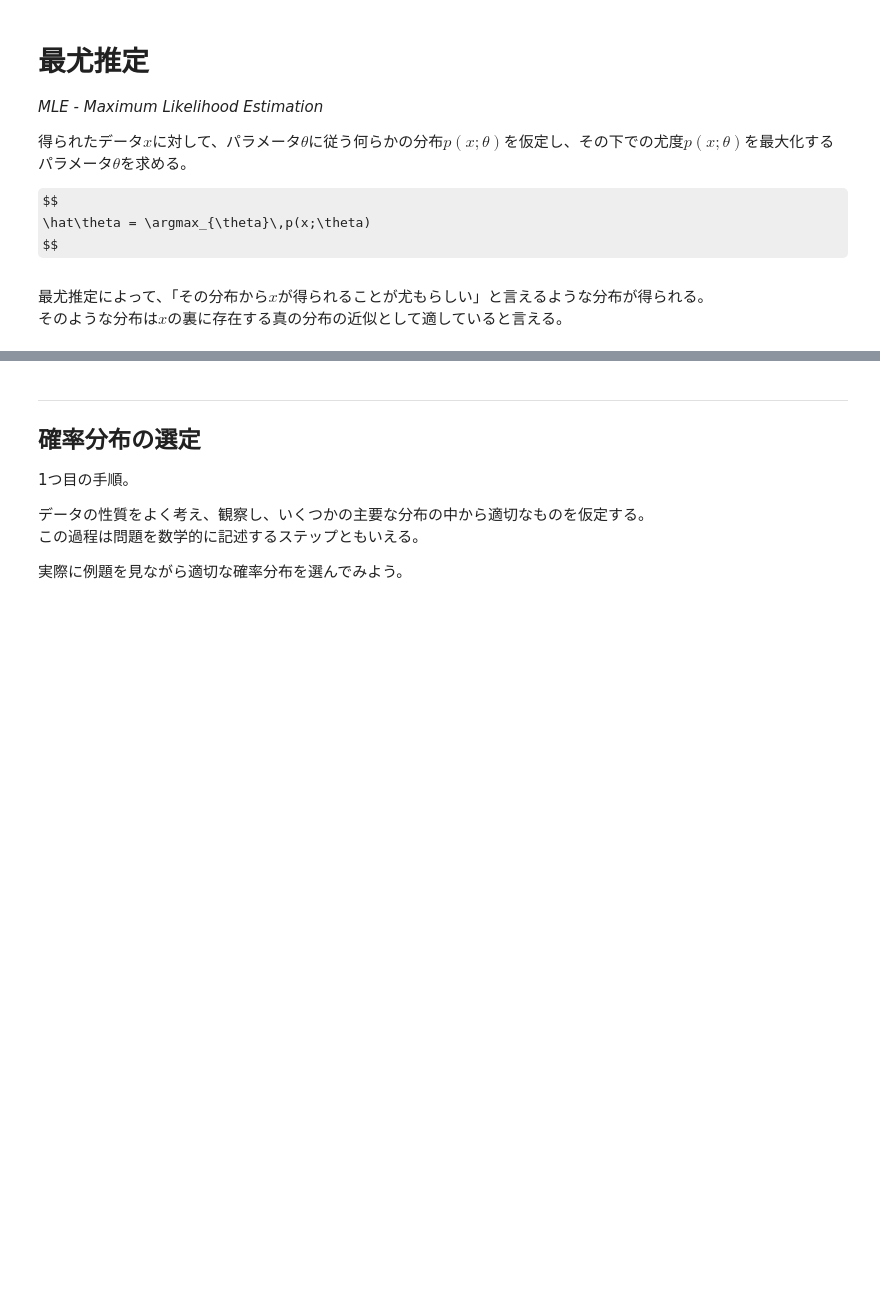
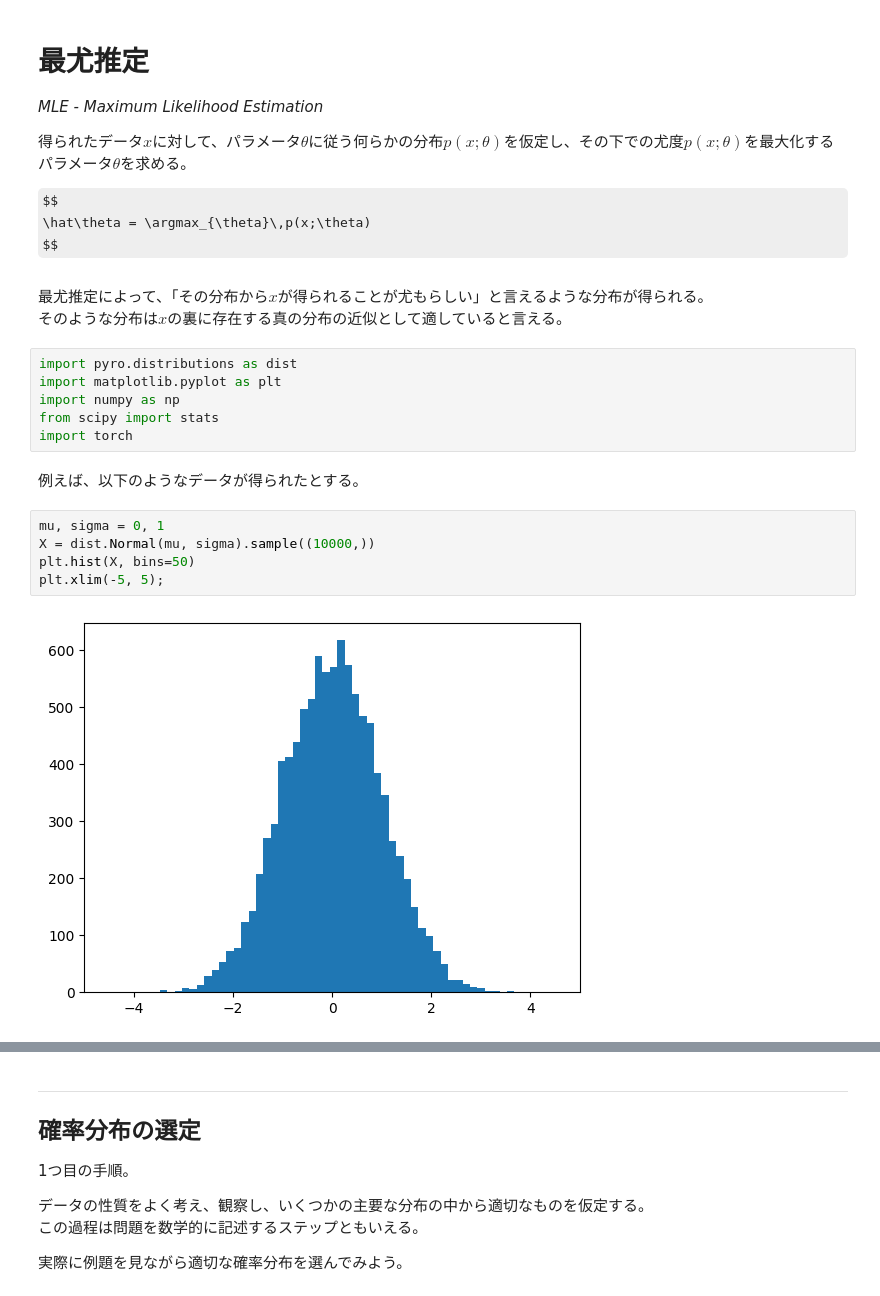
Before and after one commit to misya11p/probabilistic-models, a Jupyter notebook: ML-estimation.ipynb, the cells around one changed output, grey strips where cells are left out. Drawn from its saved outputs; the diff is of its cells as text; some formulas as TeX source; blank space fills up the shorter version.

```diff
--- a/ML-estimation.ipynb
+++ b/ML-estimation.ipynb
@@ -11,3 +11,18 @@ $$
 # %% [markdown]
 最尤推定によって、「その分布から$x$が得られることが尤もらしい」と言えるような分布が得られる。
 そのような分布は$x$の裏に存在する真の分布の近似として適していると言える。
+# %%
+import pyro.distributions as dist
+import matplotlib.pyplot as plt
+import numpy as np
+from scipy import stats
+import torch
+# %% [markdown]
+例えば、以下のようなデータが得られたとする。
+# %%
+mu, sigma = 0, 1
+X = dist.Normal(mu, sigma).sample((10000,))
+plt.hist(X, bins=50)
+plt.xlim(-5, 5);
+# %% [output]
+[figure, added]
```
Also changed, not shown: parts of 7 cells of this notebook.
